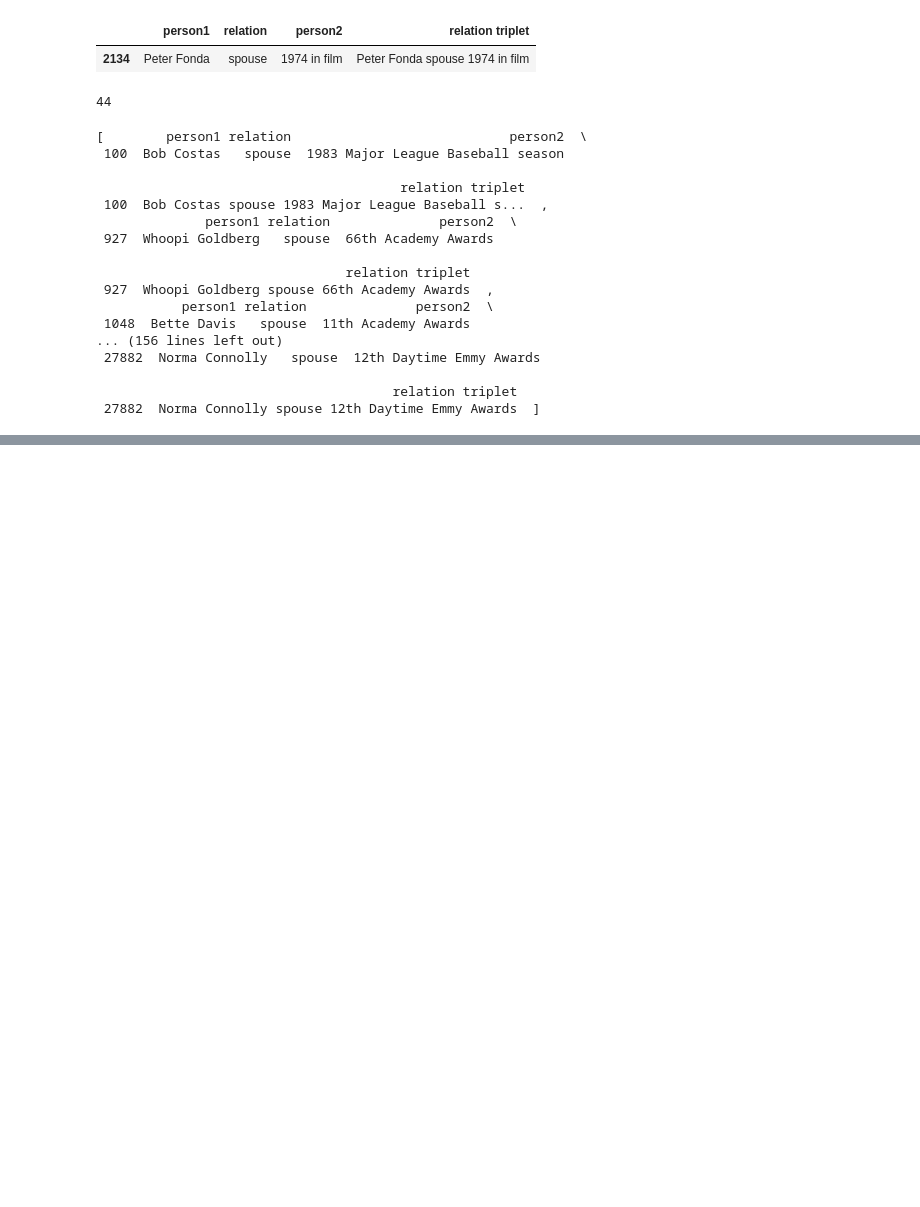
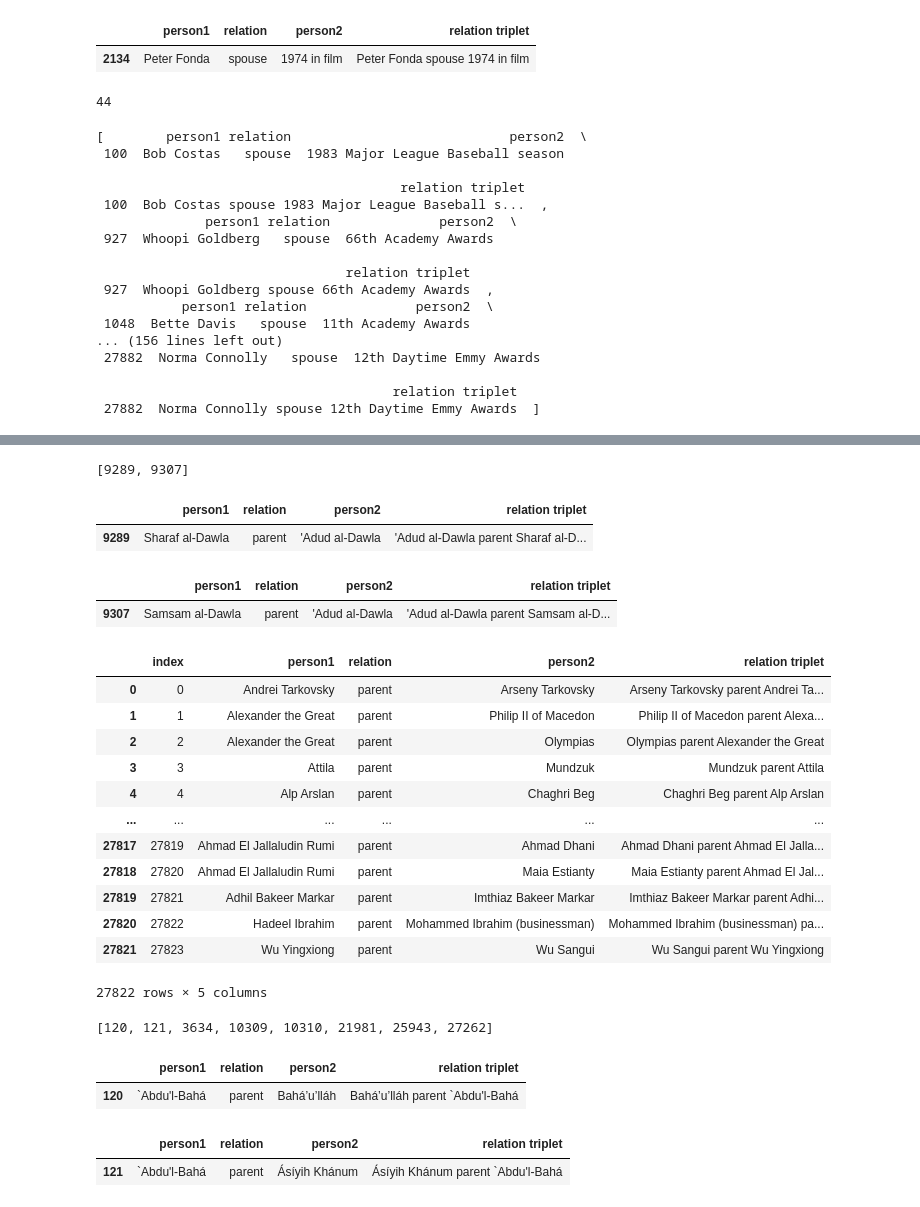
Before and after one commit to kotiyalanurag/EXPLAINABLE-AI, a Jupyter notebook: Data Cleaner.ipynb, the cells around one changed output, grey strips where cells are left out. Saved outputs shown, nothing was run; the diff lists cells and outputs as text; code cells hidden in the pictures; blank space fills up the shorter version.

Commit message:
created first version of cleaned relation triplets

```diff
--- a/Data Cleaner.ipynb
+++ b/Data Cleaner.ipynb
@@ -675,0 +608,32 @@ idx
+# %%
+idx
+# %% [output]
+[9289, 9307]
+# %%
+parent_data.iloc[[9289]]
+# %% [output]
+|  | person1 | relation | person2 | relation triplet |
+| 9289 | Sharaf al-Dawla | parent | 'Adud al-Dawla | 'Adud al-Dawla parent Sharaf al-D... |
+# %%
+parent_data.iloc[[9307]]
+# %% [output]
+|  | person1 | relation | person2 | relation triplet |
+| 9307 | Samsam al-Dawla | parent | 'Adud al-Dawla | 'Adud al-Dawla parent Samsam al-D... |
+# %%
+parent_data = drop_rows(parent_data, idx)
+# %%
+parent_data
+# %% [output]
+|  | index | person1 | relation | person2 | relation triplet |
+| 0 | 0 | Andrei Tarkovsky | parent | Arseny Tarkovsky | Arseny Tarkovsky parent Andrei Ta... |
+| 1 | 1 | Alexander the Great | parent | Philip II of Macedon | Philip II of Macedon parent Alexa... |
+| 2 | 2 | Alexander the Great | parent | Olympias | Olympias parent Alexander the Great |
+| 3 | 3 | Attila | parent | Mundzuk | Mundzuk parent Attila |
+| 4 | 4 | Alp Arslan | parent | Chaghri Beg | Chaghri Beg parent Alp Arslan |
+| ... | ... | ... | ... | ... | ... |
+| 27817 | 27819 | Ahmad El Jallaludin Rumi | parent | Ahmad Dhani | Ahmad Dhani parent Ahmad El Jalla... |
+| 27818 | 27820 | Ahmad El Jallaludin Rumi | parent | Maia Estianty | Maia Estianty parent Ahmad El Jal... |
+| 27819 | 27821 | Adhil Bakeer Markar | parent | Imthiaz Bakeer Markar | Imthiaz Bakeer Markar parent Adhi... |
+| 27820 | 27822 | Hadeel Ibrahim | parent | Mohammed Ibrahim (businessman) | Mohammed Ibrahim (businessman) pa... |
+| 27821 | 27823 | Wu Yingxiong | parent | Wu Sangui | Wu Sangui parent Wu Yingxiong |
+27822 rows × 5 columns
@@ -675,0 +644,14 @@ idx
+# %%
+idx
+# %% [output]
+[120, 121, 3634, 10309, 10310, 21981, 25943, 27262]
+# %%
+parent_data.iloc[[120]]
+# %% [output]
+|  | person1 | relation | person2 | relation triplet |
+| 120 | `Abdu'l-Bahá | parent | Bahá’u’lláh | Bahá’u’lláh parent `Abdu'l-Bahá |
+# %%
+parent_data.iloc[[121]]
+# %% [output]
+|  | person1 | relation | person2 | relation triplet |
+| 121 | `Abdu'l-Bahá | parent | Ásíyih Khánum | Ásíyih Khánum parent `Abdu'l-Bahá |
```
Also changed, not shown: parts of 87 cells of this notebook.
